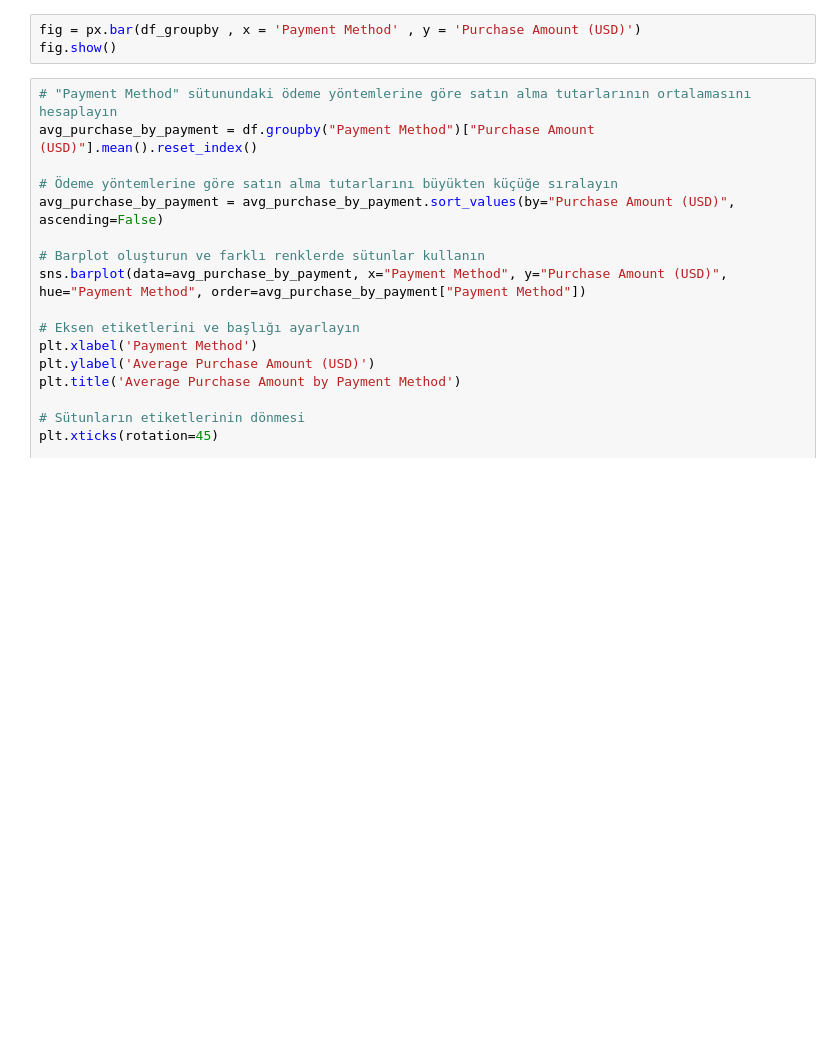
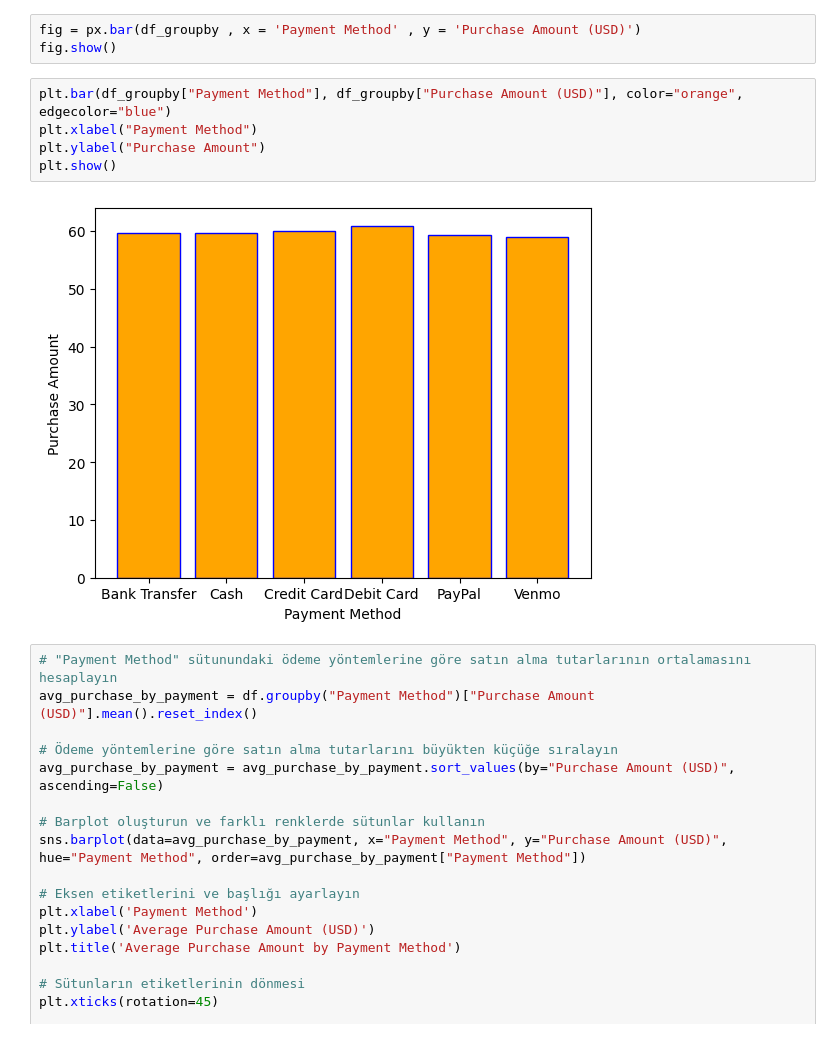
Before and after one commit to YusufAltuntas/customer-shopping-trend-EDA, a Jupyter notebook: customer-shopping-trend-EDA.ipynb, the cells around one changed output. Saved outputs shown, nothing was run; the diff lists cells and outputs as text; blank space fills up the shorter version.

```diff
--- a/customer-shopping-trend-EDA.ipynb
+++ b/customer-shopping-trend-EDA.ipynb
@@ -706,6 +736,13 @@ df_groupby
 # %%
 fig = px.bar(df_groupby , x = 'Payment Method' , y = 'Purchase Amount (USD)')
 fig.show()
+# %%
+plt.bar(df_groupby["Payment Method"], df_groupby["Purchase Amount (USD)"], color="orange", edgecolor="blue")
+plt.xlabel("Payment Method")
+plt.ylabel("Purchase Amount")
+plt.show()
+# %% [output]
+[figure, added]
 # %%
 # "Payment Method" sütunundaki ödeme yöntemlerine göre satın alma tutarlarının ortalamasını hesaplayın
 avg_purchase_by_payment = df.groupby("Payment Method")["Purchase Amount (USD)"].mean().reset_index()
```
Also changed, not shown: parts of 4 cells of this notebook.
